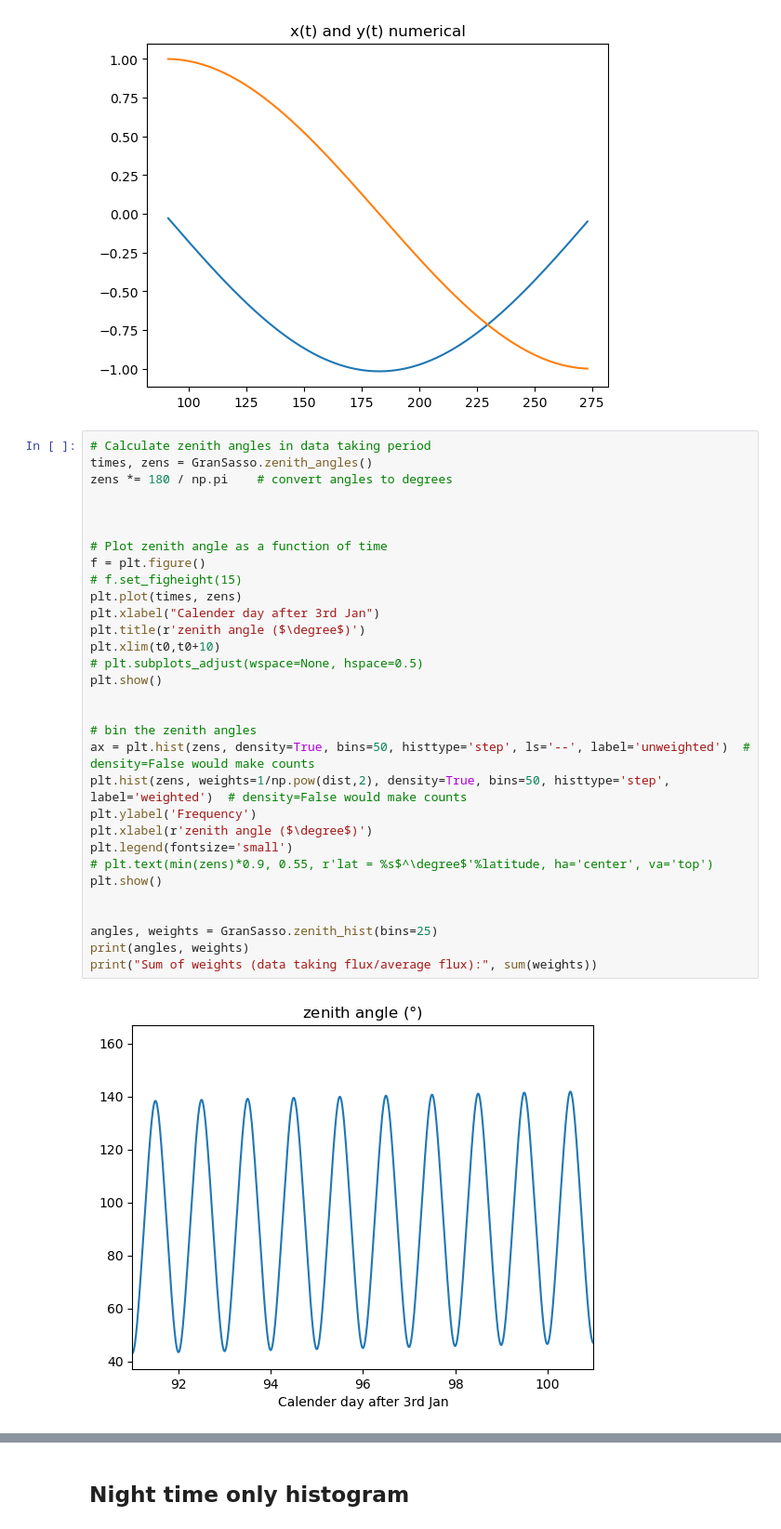
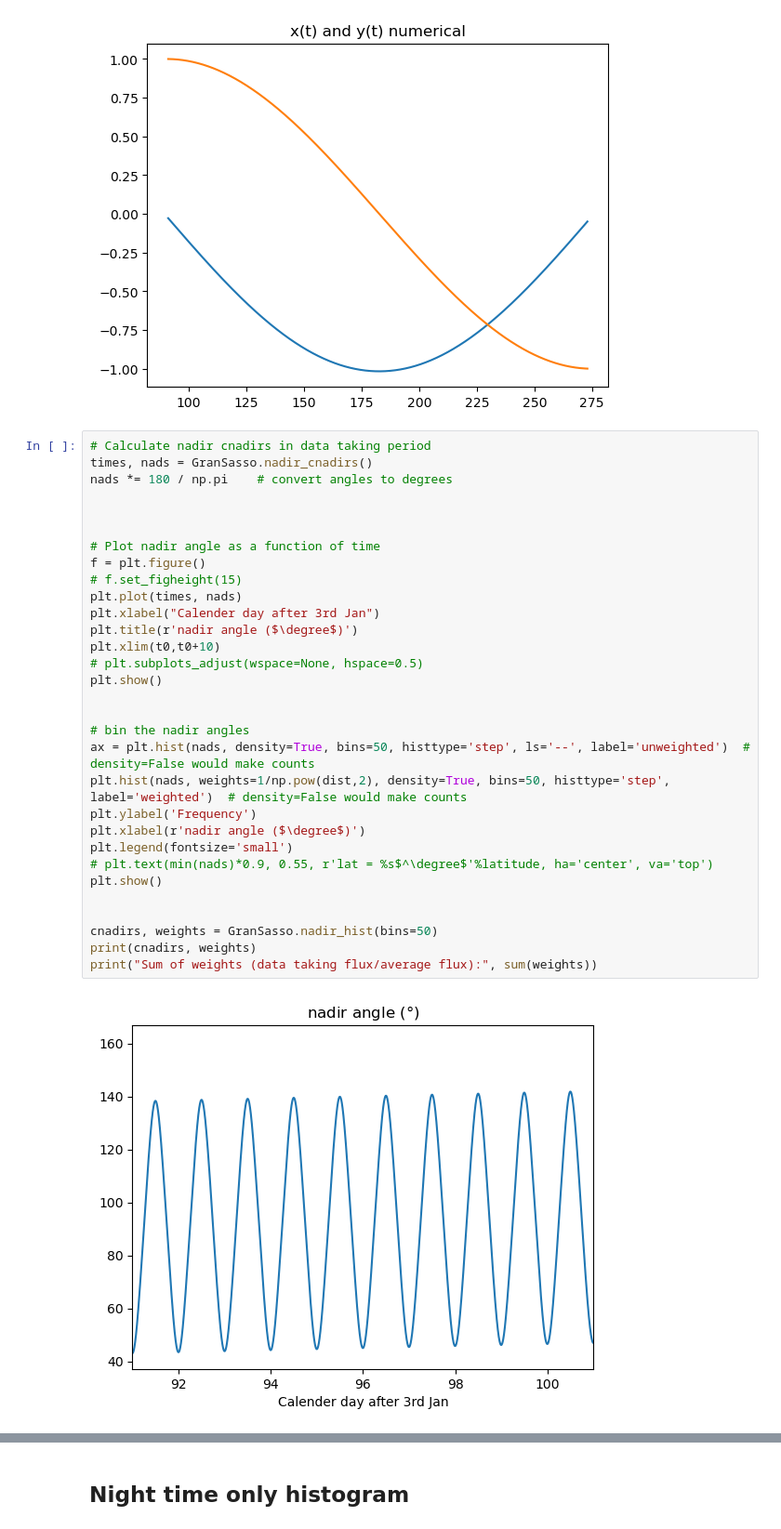
Before and after one commit to SNuDD/SNuDD, a Jupyter notebook: notebooks/earth_motion.ipynb, the cells around one changed output, grey strips where cells are left out. Shown at 93% size. Cells and saved outputs as stored; diff of their text form.

```diff
--- a/notebooks/earth_motion.ipynb
+++ b/notebooks/earth_motion.ipynb
@@ -51,35 +56,35 @@ if True:
 [figure]
 [figure]
 # %%
-# Calculate zenith angles in data taking period
-times, zens = GranSasso.zenith_angles()
-zens *= 180 / np.pi    # convert angles to degrees
+# Calculate nadir cnadirs in data taking period
+times, nads = GranSasso.nadir_cnadirs()
+nads *= 180 / np.pi    # convert angles to degrees
 
 
 
-# Plot zenith angle as a function of time
+# Plot nadir angle as a function of time
 f = plt.figure()
 # f.set_figheight(15)
-plt.plot(times, zens)
+plt.plot(times, nads)
 plt.xlabel("Calender day after 3rd Jan")
-plt.title(r'zenith angle ($\degree$)')
+plt.title(r'nadir angle ($\degree$)')
 plt.xlim(t0,t0+10)
 # plt.subplots_adjust(wspace=None, hspace=0.5)
 plt.show()
 
 
-# bin the zenith angles
-ax = plt.hist(zens, density=True, bins=50, histtype='step', ls='--', label='unweighted')  # density=False would make counts
-plt.hist(zens, weights=1/np.pow(dist,2), density=True, bins=50, histtype='step', label='weighted')  # density=False would make counts
+# bin the nadir angles
+ax = plt.hist(nads, density=True, bins=50, histtype='step', ls='--', label='unweighted')  # density=False would make counts
+plt.hist(nads, weights=1/np.pow(dist,2), density=True, bins=50, histtype='step', label='weighted')  # density=False would make counts
 plt.ylabel('Frequency')
-plt.xlabel(r'zenith angle ($\degree$)')
+plt.xlabel(r'nadir angle ($\degree$)')
 plt.legend(fontsize='small')
-# plt.text(min(zens)*0.9, 0.55, r'lat = %s$^\degree$'%latitude, ha='center', va='top')
+# plt.text(min(nads)*0.9, 0.55, r'lat = %s$^\degree$'%latitude, ha='center', va='top')
 plt.show()
 
 
-angles, weights = GranSasso.zenith_hist(bins=25)
-print(angles, weights)
+cnadirs, weights = GranSasso.nadir_hist(bins=50)
+print(cnadirs, weights)
 print("Sum of weights (data taking flux/average flux):", sum(weights))
 # %% [output]
-[figure, old version]
+[figure, new version]
```
Also changed, not shown: parts of 6 cells of this notebook, 8 other files.
